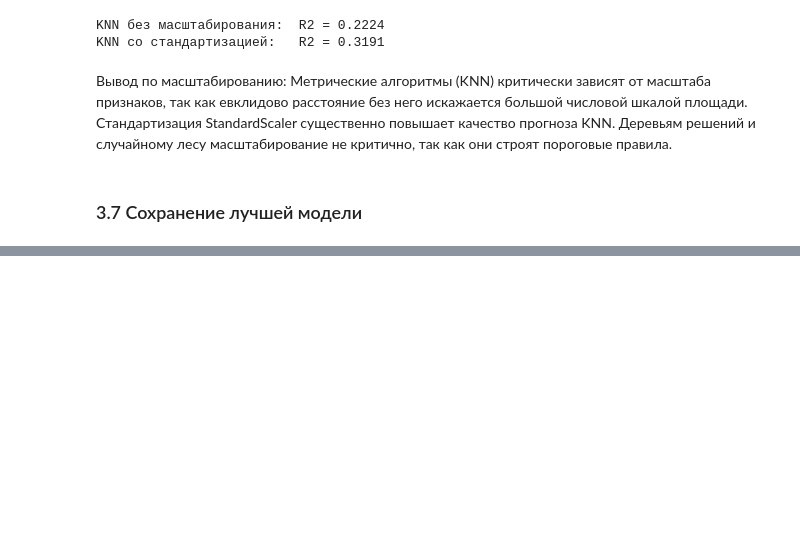
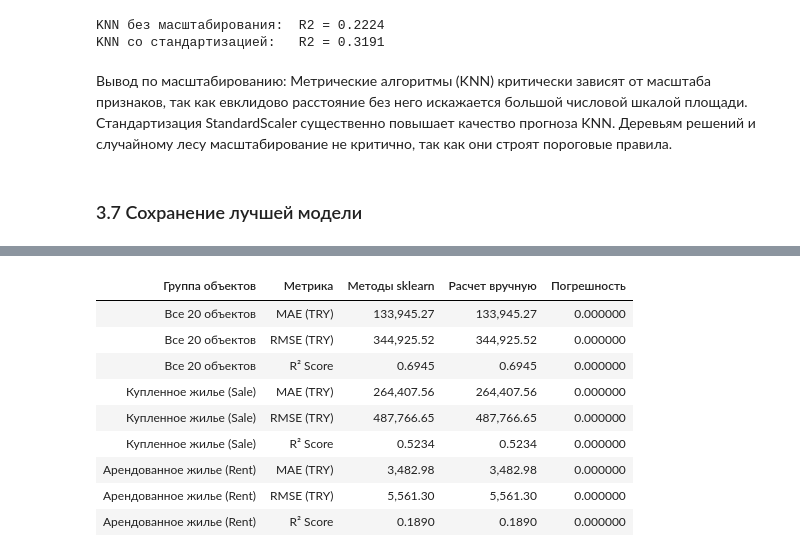
Before and after one commit to Yalantare/workforml, a Jupyter notebook: notebooks/real_estate_analysis.ipynb, the cells around one changed output, grey strips where cells are left out. Drawn from its saved outputs; the diff is of its cells as text; code cells hidden in the pictures; blank space fills up the shorter version.

```diff
--- a/notebooks/real_estate_analysis.ipynb
+++ b/notebooks/real_estate_analysis.ipynb
@@ -718,0 +869,64 @@ print(f'Модель и препроцессоры сохранены в {models
+# %%
+# Функции расчета метрик вручную и с помощью scikit-learn
+def calc_manual_metrics(y_true, y_pred):
+    n = len(y_true)
+    mae = np.sum(np.abs(y_true - y_pred)) / n
+    mse = np.sum((y_true - y_pred) ** 2) / n
+    rmse = np.sqrt(mse)
+    ss_res = np.sum((y_true - y_pred) ** 2)
+    ss_tot = np.sum((y_true - np.mean(y_true)) ** 2)
+    r2 = 1.0 - (ss_res / ss_tot)
+    return mae, rmse, r2
+
+def calc_sklearn_metrics(y_true, y_pred):
+    mae = metrics.mean_absolute_error(y_true, y_pred)
+    mse = metrics.mean_squared_error(y_true, y_pred)
+    rmse = np.sqrt(mse)
+    r2 = metrics.r2_score(y_true, y_pred)
+    return mae, rmse, r2
+
+# 1. Расчет для всей выборки (20 объектов)
+y_all = test_data['price'].values
+p_all = test_data['predicted_price'].values
+mae_sk_all, rmse_sk_all, r2_sk_all = calc_sklearn_metrics(y_all, p_all)
+mae_mn_all, rmse_mn_all, r2_mn_all = calc_manual_metrics(y_all, p_all)
+
+# 2. Расчет для купленного жилья (listing_type == 1, 10 объектов)
+m_sale = test_data['listing_type'] == 1
+y_sale = test_data.loc[m_sale, 'price'].values
+p_sale = test_data.loc[m_sale, 'predicted_price'].values
+mae_sk_sale, rmse_sk_sale, r2_sk_sale = calc_sklearn_metrics(y_sale, p_sale)
+mae_mn_sale, rmse_mn_sale, r2_mn_sale = calc_manual_metrics(y_sale, p_sale)
+
+# 3. Расчет для арендованного жилья (listing_type == 2, 10 объектов)
+m_rent = test_data['listing_type'] == 2
+y_rent = test_data.loc[m_rent, 'price'].values
+p_rent = test_data.loc[m_rent, 'predicted_price'].values
+mae_sk_rent, rmse_sk_rent, r2_sk_rent = calc_sklearn_metrics(y_rent, p_rent)
+mae_mn_rent, rmse_mn_rent, r2_mn_rent = calc_manual_metrics(y_rent, p_rent)
+
+# Сводная таблица сравнения метрик
+metrics_table = pd.DataFrame([
+    {'Группа объектов': 'Все 20 объектов', 'Метрика': 'MAE (TRY)', 'Методы sklearn': f'{mae_sk_all:,.2f}', 'Расчет вручную': f'{mae_mn_all:,.2f}', 'Погрешность': f'{abs(mae_sk_all - mae_mn_all):.6f}'},
+    {'Группа объектов': 'Все 20 объектов', 'Метрика': 'RMSE (TRY)', 'Методы sklearn': f'{rmse_sk_all:,.2f}', 'Расчет вручную': f'{rmse_mn_all:,.2f}', 'Погрешность': f'{abs(rmse_sk_all - rmse_mn_all):.6f}'},
+    {'Группа объектов': 'Все 20 объектов', 'Метрика': 'R² Score', 'Методы sklearn': f'{r2_sk_all:.4f}', 'Расчет вручную': f'{r2_mn_all:.4f}', 'Погрешность': f'{abs(r2_sk_all - r2_mn_all):.6f}'},
+    {'Группа объектов': 'Купленное жилье (Sale)', 'Метрика': 'MAE (TRY)', 'Методы sklearn': f'{mae_sk_sale:,.2f}', 'Расчет вручную': f'{mae_mn_sale:,.2f}', 'Погрешность': f'{abs(mae_sk_sale - mae_mn_sale):.6f}'},
+    {'Группа объектов': 'Купленное жилье (Sale)', 'Метрика': 'RMSE (TRY)', 'Методы sklearn': f'{rmse_sk_sale:,.2f}', 'Расчет вручную': f'{rmse_mn_sale:,.2f}', 'Погрешность': f'{abs(rmse_sk_sale - rmse_mn_sale):.6f}'},
+    {'Группа объектов': 'Купленное жилье (Sale)', 'Метрика': 'R² Score', 'Методы sklearn': f'{r2_sk_sale:.4f}', 'Расчет вручную': f'{r2_mn_sale:.4f}', 'Погрешность': f'{abs(r2_sk_sale - r2_mn_sale):.6f}'},
+    {'Группа объектов': 'Арендованное жилье (Rent)', 'Метрика': 'MAE (TRY)', 'Методы sklearn': f'{mae_sk_rent:,.2f}', 'Расчет вручную': f'{mae_mn_rent:,.2f}', 'Погрешность': f'{abs(mae_sk_rent - mae_mn_rent):.6f}'},
+    {'Группа объектов': 'Арендованное жилье (Rent)', 'Метрика': 'RMSE (TRY)', 'Методы sklearn': f'{rmse_sk_rent:,.2f}', 'Расчет вручную': f'{rmse_mn_rent:,.2f}', 'Погрешность': f'{abs(rmse_sk_rent - rmse_mn_rent):.6f}'},
+    {'Группа объектов': 'Арендованное жилье (Rent)', 'Метрика': 'R² Score', 'Методы sklearn': f'{r2_sk_rent:.4f}', 'Расчет вручную': f'{r2_mn_rent:.4f}', 'Погрешность': f'{abs(r2_sk_rent - r2_mn_rent):.6f}'},
+])
+
+metrics_table
+# %% [output]
+| Группа объектов | Метрика | Методы sklearn | Расчет вручную | Погрешность |
+| Все 20 объектов | MAE (TRY) | 133,945.27 | 133,945.27 | 0.000000 |
+| Все 20 объектов | RMSE (TRY) | 344,925.52 | 344,925.52 | 0.000000 |
+| Все 20 объектов | R² Score | 0.6945 | 0.6945 | 0.000000 |
+| Купленное жилье (Sale) | MAE (TRY) | 264,407.56 | 264,407.56 | 0.000000 |
+| Купленное жилье (Sale) | RMSE (TRY) | 487,766.65 | 487,766.65 | 0.000000 |
+| Купленное жилье (Sale) | R² Score | 0.5234 | 0.5234 | 0.000000 |
+| Арендованное жилье (Rent) | MAE (TRY) | 3,482.98 | 3,482.98 | 0.000000 |
+| Арендованное жилье (Rent) | RMSE (TRY) | 5,561.30 | 5,561.30 | 0.000000 |
+| Арендованное жилье (Rent) | R² Score | 0.1890 | 0.1890 | 0.000000 |
```
Also changed, not shown: parts of 13 cells of this notebook, 4 other files.
